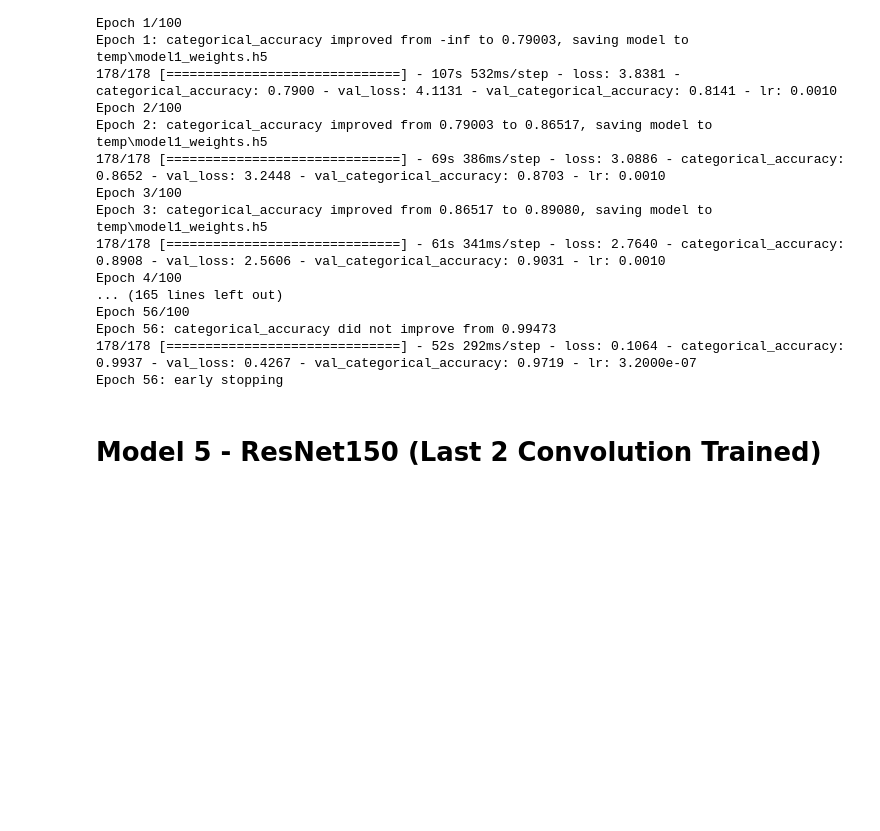
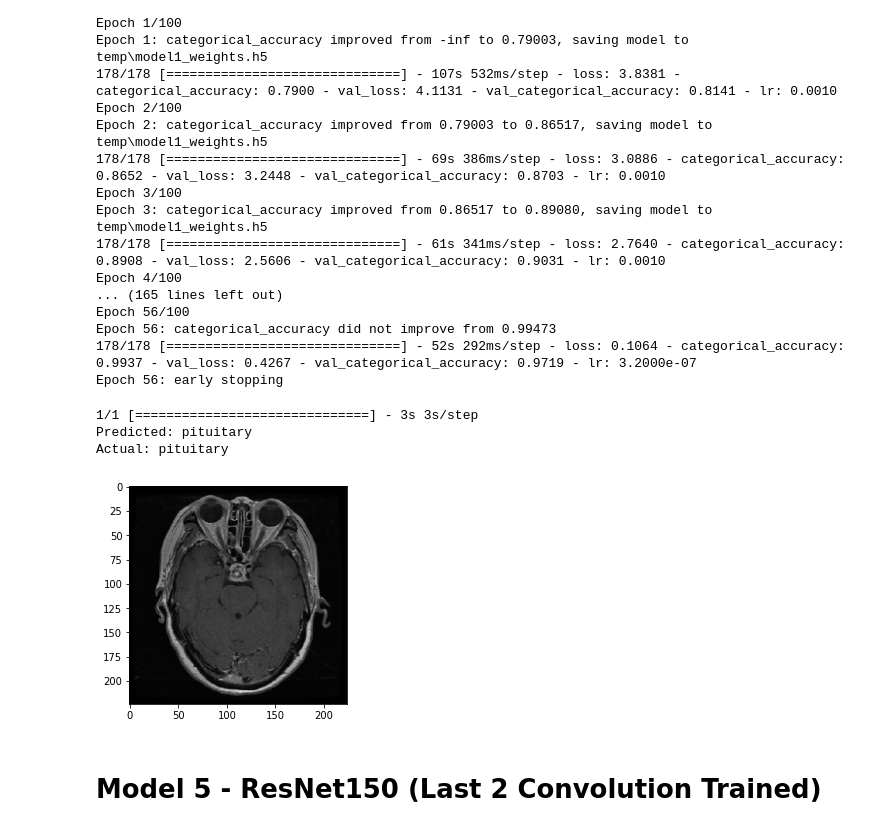
Before and after one commit to AnuraghSarkar/inversecooking, a Jupyter notebook: mri.ipynb, the cells around one changed output. Saved outputs shown, nothing was run; the diff lists cells and outputs as text; code cells hidden in the pictures; blank space fills up the shorter version.

```diff
--- a/mri.ipynb
+++ b/mri.ipynb
@@ -411,6 +463,23 @@ if os.path.isfile('models/resnet152.h5') is False:
 
 resnet152 = load_model('models/resnet152.h5')
 #print(resnet152.summary())
+# %%
+#predicting the tumor resnet152
+classes_dict = ['glioma','meningioma','notumor','pituitary']
+i = random.randint(0,len(test_paths))
+images = open_images([test_paths[i]])
+predicted = resnet152.predict(images)[0]
+predicted = np.argmax(predicted)
+predicted = classes_dict[predicted]
+act_label = test_paths[i].split('/')[-2]
+plt.imshow(images[0])
+print('Predicted:', predicted)
+print('Actual:', act_label)
+# %% [output]
+1/1 [==============================] - 3s 3s/step
+Predicted: pituitary
+Actual: pituitary
+[figure, added]
 # %% [markdown]
 # Model 5 - ResNet150 (Last 2 Convolution Trained)
 # %%
```
Also changed, not shown: parts of 7 cells of this notebook.
